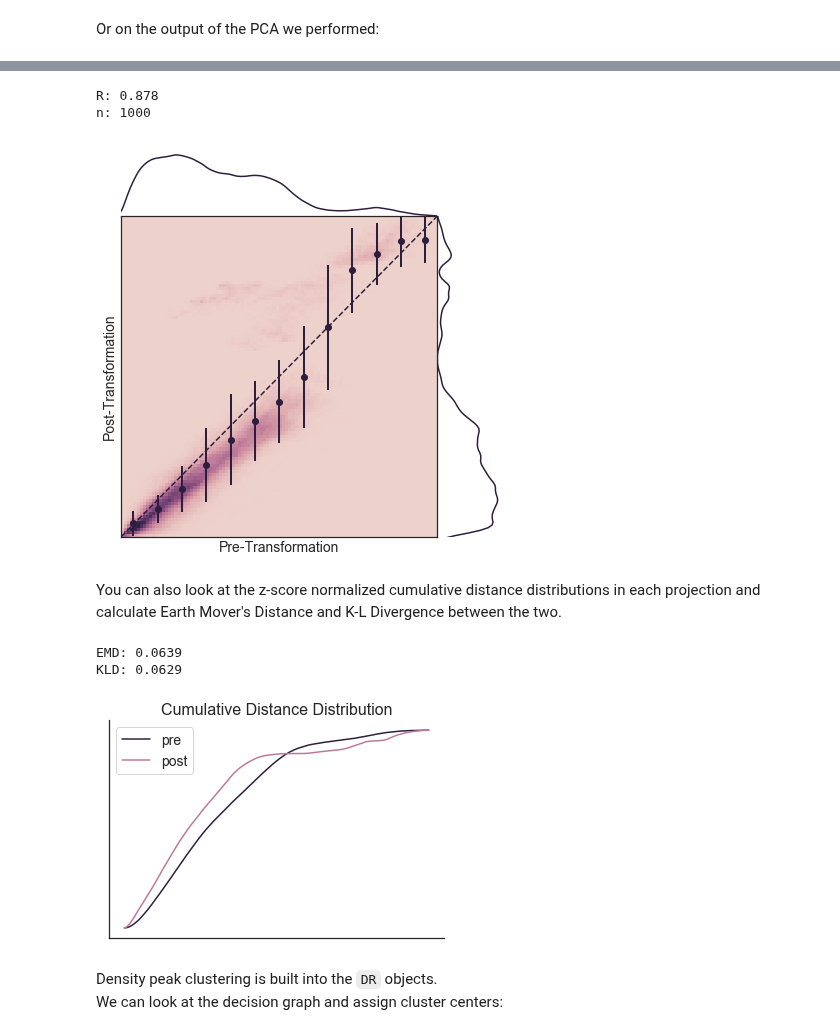
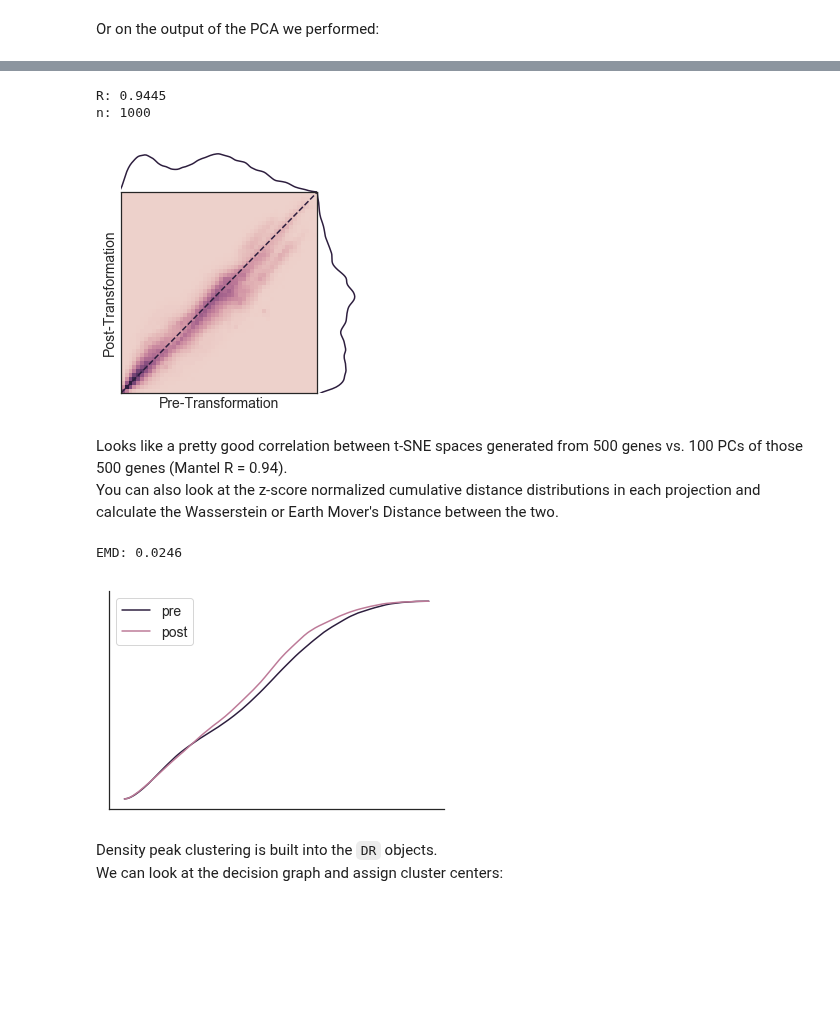
Before and after one commit to codyheiser/furry-couscous, a Jupyter notebook: fcc_classes_tutorial.ipynb, the cells around one changed output, grey strips where cells are left out. Cells and saved outputs as stored; diff of their text form; code cells hidden in the pictures; blank space fills up the shorter version.

```diff
--- a/fcc_classes_tutorial.ipynb
+++ b/fcc_classes_tutorial.ipynb
@@ -132,19 +111,19 @@ Wall time: 18.7 s
 # %%
-joint_plot_distance_correlation(tSNE_dist, UMAP_dist)
-print('R: {}\nn: {}'.format(round(mantel_stats[0],4), mantel_stats[2]))
+joint_plot_distance_correlation(tSNE_dist, PCA_tSNE_dist)
+print('R: {}\nn: {}'.format(round(corr_stats[0],4), corr_stats[2]))
 # %% [output]
-R: 0.878
+R: 0.9445
 n: 1000
-[figure, old version]
+[figure, new version]
 # %% [markdown]
-You can also look at the z-score normalized cumulative distance distributions in each projection and calculate Earth Mover's Distance and K-L Divergence between the two.
+Looks like a pretty good correlation between t-SNE spaces generated from 500 genes vs. 100 PCs of those 500 genes (Mantel R = 0.94).
+You can also look at the z-score normalized cumulative distance distributions in each projection and calculate the Wasserstein or Earth Mover's Distance between the two.
 # %%
-plot_cumulative_distributions(tSNE_dist, UMAP_dist)
-print('EMD: {}\nKLD: {}'.format(round(EMD,4), round(KLD,4)))
+plot_cumulative_distributions(pre_norm=tSNE_dist, post_norm=PCA_tSNE_dist)
+print('EMD: {}'.format(round(EMD,4)))
 # %% [output]
-EMD: 0.0639
-KLD: 0.0629
+EMD: 0.0246
-[figure, old version]
+[figure, new version]
 # %% [markdown]
 Density peak clustering is built into the `DR` objects.
 We can look at the decision graph and assign cluster centers:
```
Also changed, not shown: parts of 30 cells of this notebook, 5 other files.
